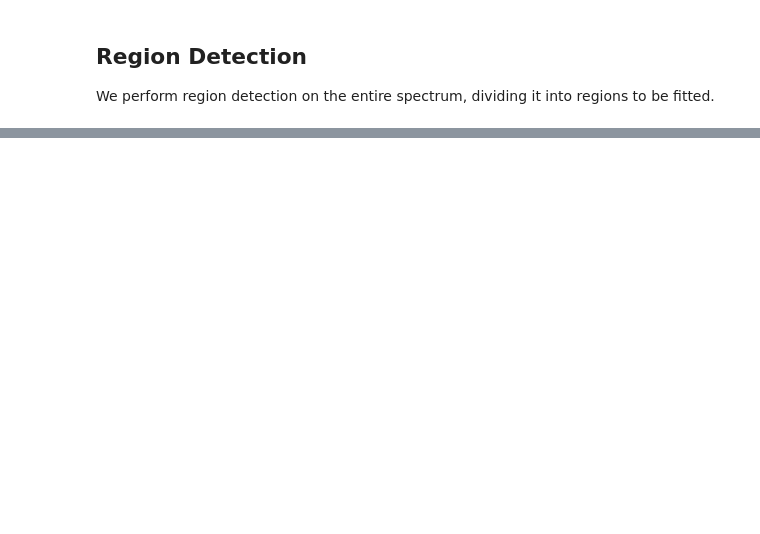
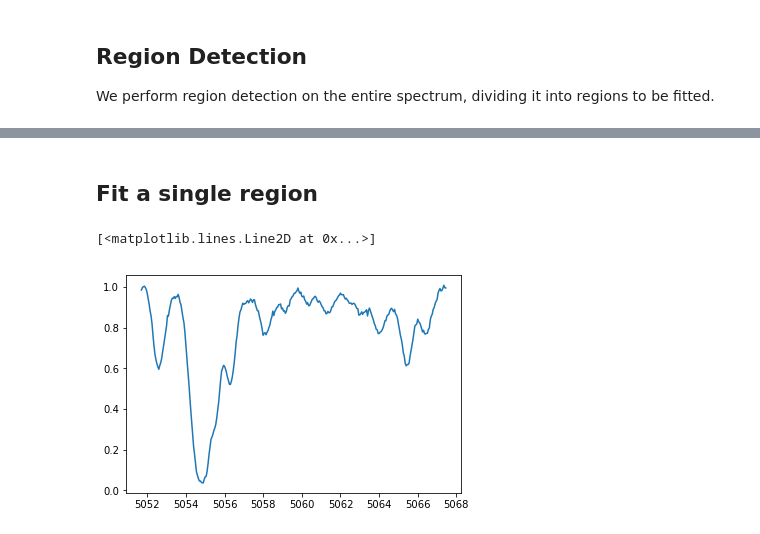
Before and after one commit to sarahappleby/VAMP, a Jupyter notebook: spec_demo.ipynb, the cells around one changed output, grey strips where cells are left out. Saved outputs shown, nothing was run; the diff lists cells and outputs as text; code cells hidden in the pictures; blank space fills up the shorter version.

```diff
--- a/spec_demo.ipynb
+++ b/spec_demo.ipynb
@@ -17,2 +33,8 @@ Here we test VAMP on a spectrum measured from quasar Q1422+231, at redshift 3.62
 # %%
 cont = np.loadtxt('data/q1422.cont')
+# %%
+vpm = pd.read_table('data/q1422.vpm', skiprows=2, header=None, delim_whitespace=True)
+vpm.columns = ['index', 'optical_depth', 'velocity', 'b', 'err_o',
+               'err_v', 'err_b', 'equivalentWidth_AA', 'wavelength_AA']
+
+vpm
@@ -22,3 +63,10 @@ vpfit = vpfits.VPfit()
 ## Region Detection
 
 We perform region detection on the entire spectrum, dividing it into regions to be fitted.
+# %%
+run_region = (cont[:,0] > vpm['wavelength_AA'].min() - 10) & (cont[:,0] < vpm['wavelength_AA'].max() + 10)
+
+min_region_width = 2
+
+regions = vpfits.compute_detection_regions(cont[run_region,0], cont[run_region,2], cont[run_region,3],
+                                          min_region_width=min_region_width)
@@ -24,0 +76,8 @@ We perform region detection on the entire spectrum, dividing it into regions to
+# %%
+region_arrays = []
+region_pixels = []
+for region in regions:
+    start = np.where(cont[run_region,0] == region[0])[0][0]
+    end = np.where(cont[run_region,0] == region[1])[0][0]
+    region_pixels.append([start, end])
+    region_arrays.append([cont[run_region,0][start:end], cont[run_region,2][start:end]])
@@ -24,0 +111,12 @@ We perform region detection on the entire spectrum, dividing it into regions to
+# %% [markdown]
+## Fit a single region
+# %%
+i = 5
+
+wavelength_array = region_arrays[i][0]
+flux_array = region_arrays[i][1]
+
+plt.plot(wavelength_array, flux_array)
+# %% [output]
+[<matplotlib.lines.Line2D at 0x...>]
+[figure, added]
```
Also changed, not shown: parts of 34 cells of this notebook, 3 other files.
